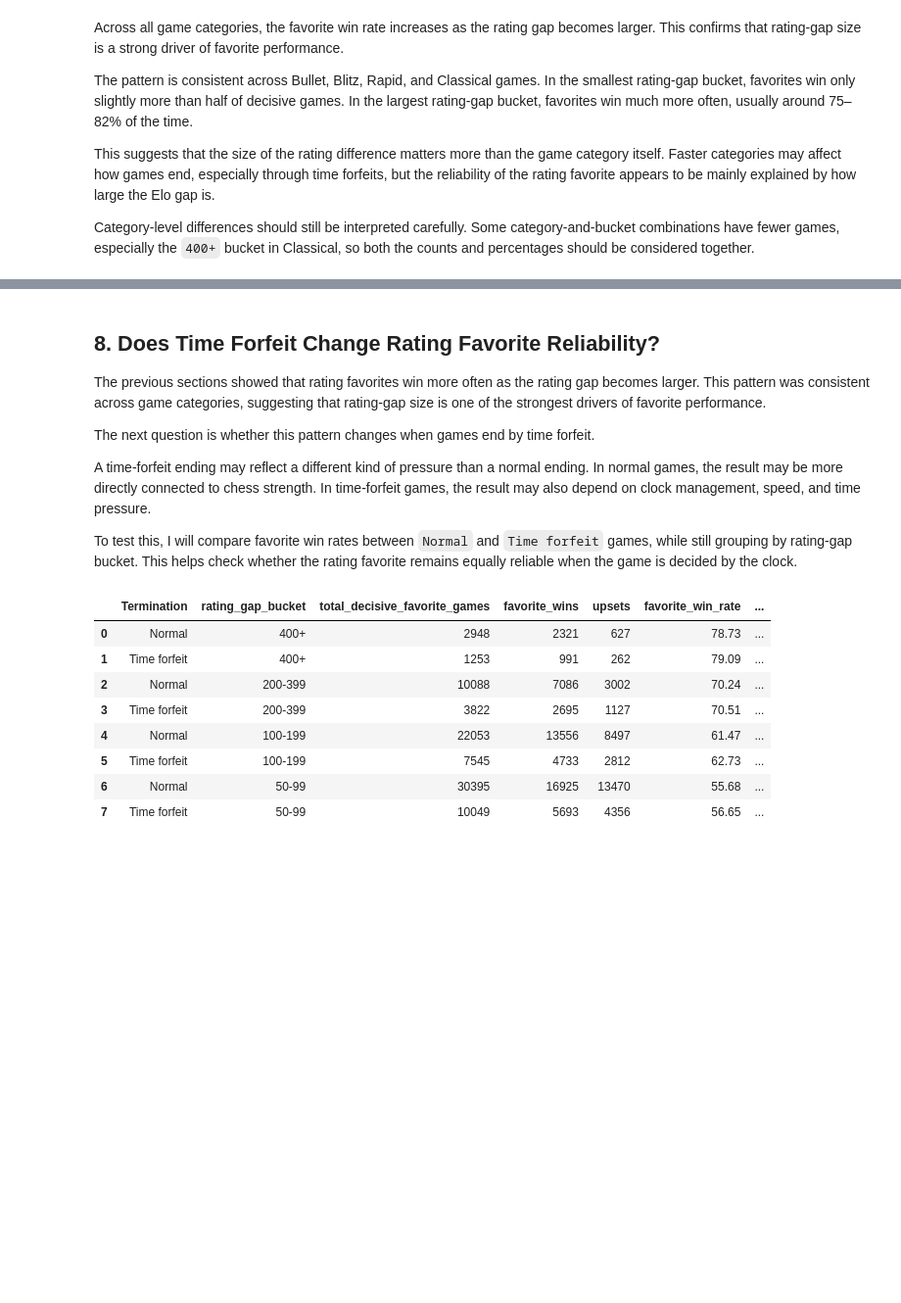
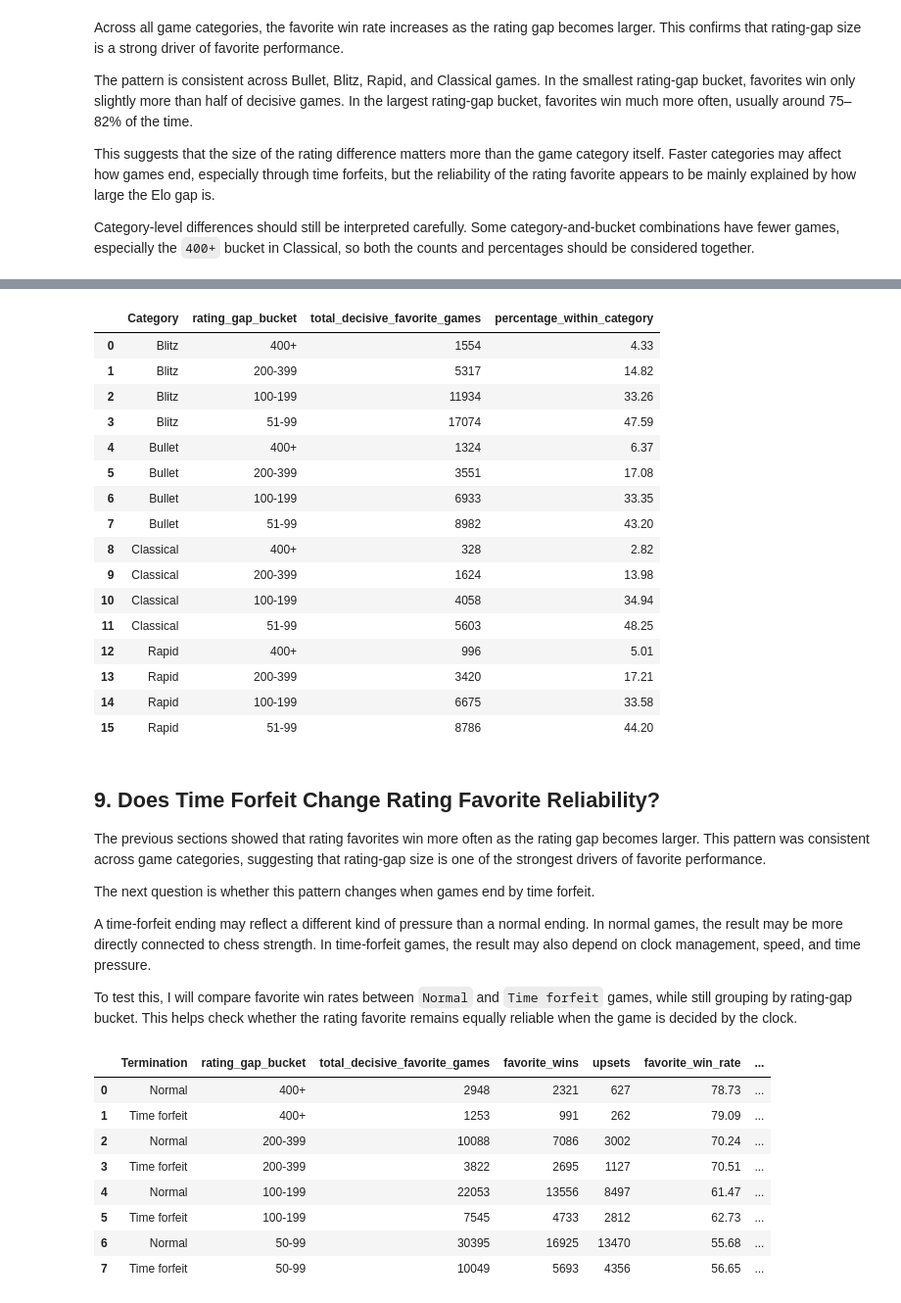
Before and after one commit to hafezomar/lichess-game-analysis, a Jupyter notebook: notebooks/01_sql_game_analysis.ipynb, the cells around one changed output, grey strips where cells are left out. Shown at 98% size. Saved outputs shown, nothing was run; the diff lists cells and outputs as text; code cells hidden in the pictures; blank space fills up the shorter version.

```diff
--- a/notebooks/01_sql_game_analysis.ipynb
+++ b/notebooks/01_sql_game_analysis.ipynb
@@ -451,5 +459,62 @@ Category-level differences should still be interpreted carefully. Some category-
+# %%
+rating_gap_distribution_category_query = """
+WITH rating_gap_within_category AS (
+	SELECT
+		g.Category,
+		CASE
+            WHEN g.abs_rating_diff > 50 AND g.abs_rating_diff < 100 THEN '51-99'
+            WHEN g.abs_rating_diff >= 100 AND g.abs_rating_diff < 200 THEN '100-199'
+            WHEN g.abs_rating_diff >= 200 AND g.abs_rating_diff < 400 THEN '200-399'
+			ELSE '400+'
+		END AS rating_gap_bucket,
+		COUNT(*) AS total_decisive_favorite_games
+		FROM games AS g
+		WHERE g.winner IN ('White', 'Black')
+			AND g.rating_favorite IN ('White favorite', 'Black favorite')
+		GROUP BY
+			g.Category,
+			rating_gap_bucket
+)
+
+SELECT
+	rgwc.Category,
+	rgwc.rating_gap_bucket,
+	rgwc.total_decisive_favorite_games,
+	ROUND(rgwc.total_decisive_favorite_games * 100.0 / SUM(rgwc.total_decisive_favorite_games) OVER (PARTITION BY rgwc.Category), 3) AS percentage_within_category
+FROM rating_gap_within_category AS rgwc
+ORDER BY
+    rgwc.Category,
+    CASE rgwc.rating_gap_bucket
+        WHEN '400+' THEN 4
+        WHEN '200-399' THEN 3
+        WHEN '100-199' THEN 2
+        WHEN '51-99' THEN 1
+    END DESC;
+"""
+
+rating_gap_distribution_category_df = run_query(rating_gap_distribution_category_query)
+
+rating_gap_distribution_category_df
+# %% [output]
+|  | Category | rating_gap_bucket | total_decisive_favorite_games | percentage_within_category |
+| 0 | Blitz | 400+ | 1554 | 4.33 |
+| 1 | Blitz | 200-399 | 5317 | 14.82 |
+| 2 | Blitz | 100-199 | 11934 | 33.26 |
+| 3 | Blitz | 51-99 | 17074 | 47.59 |
+| 4 | Bullet | 400+ | 1324 | 6.37 |
+| 5 | Bullet | 200-399 | 3551 | 17.08 |
+| 6 | Bullet | 100-199 | 6933 | 33.35 |
+| 7 | Bullet | 51-99 | 8982 | 43.20 |
+| 8 | Classical | 400+ | 328 | 2.82 |
+| 9 | Classical | 200-399 | 1624 | 13.98 |
+| 10 | Classical | 100-199 | 4058 | 34.94 |
+| 11 | Classical | 51-99 | 5603 | 48.25 |
+| 12 | Rapid | 400+ | 996 | 5.01 |
+| 13 | Rapid | 200-399 | 3420 | 17.21 |
+| 14 | Rapid | 100-199 | 6675 | 33.58 |
+| 15 | Rapid | 51-99 | 8786 | 44.20 |
 # %% [markdown]
-## 8. Does Time Forfeit Change Rating Favorite Reliability?
+## 9. Does Time Forfeit Change Rating Favorite Reliability?
 
 The previous sections showed that rating favorites win more often as the rating gap becomes larger. This pattern was consistent across game categories, suggesting that rating-gap size is one of the strongest drivers of favorite performance.
 
```
Also changed, not shown: parts of 3 cells of this notebook, 4 other files.
